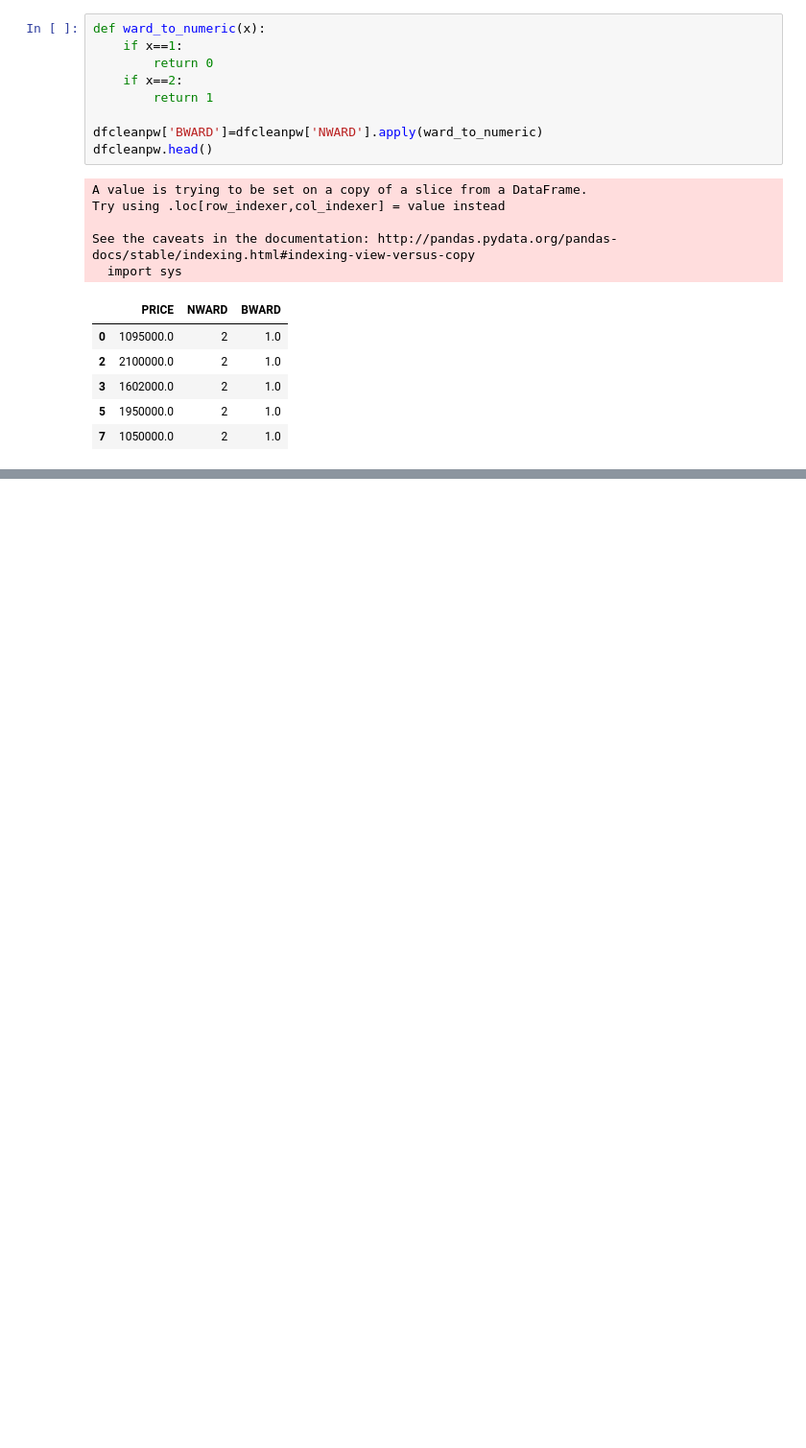
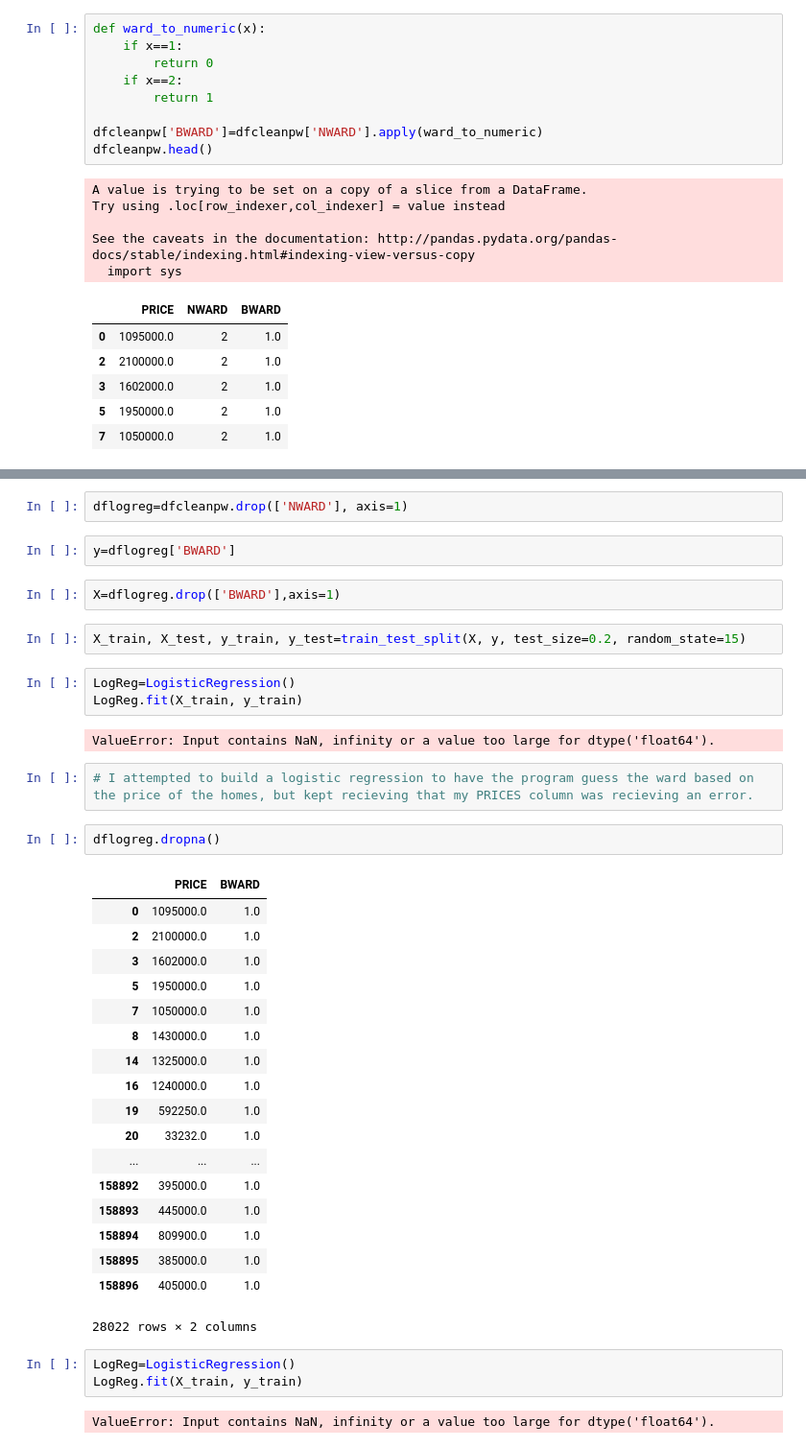
Before and after one commit to TOyefule/DataBootCampPub, a Jupyter notebook: SShapiro_DCProperties_Analysis_012019.ipynb, the cells around one changed output, grey strips where cells are left out. Shown at 96% size. Cells and saved outputs as stored; diff of their text form; blank space fills up the shorter version.

```diff
--- a/SShapiro_DCProperties_Analysis_012019.ipynb
+++ b/SShapiro_DCProperties_Analysis_012019.ipynb
@@ -579,0 +583,41 @@ See the caveats in the documentation: http://pandas.pydata.org/pandas-docs/stabl
+# %%
+dflogreg=dfcleanpw.drop(['NWARD'], axis=1)
+# %%
+y=dflogreg['BWARD']
+# %%
+X=dflogreg.drop(['BWARD'],axis=1)
+# %%
+X_train, X_test, y_train, y_test=train_test_split(X, y, test_size=0.2, random_state=15)
+# %%
+LogReg=LogisticRegression()
+LogReg.fit(X_train, y_train)
+# %% [output]
+ValueError: Input contains NaN, infinity or a value too large for dtype('float64').
+# %%
+# I attempted to build a logistic regression to have the program guess the ward based on the price of the homes, but kept recieving that my PRICES column was recieving an error.
+# %%
+dflogreg.dropna()
+# %% [output]
+|  | PRICE | BWARD |
+| 0 | 1095000.0 | 1.0 |
+| 2 | 2100000.0 | 1.0 |
+| 3 | 1602000.0 | 1.0 |
+| 5 | 1950000.0 | 1.0 |
+| 7 | 1050000.0 | 1.0 |
+| 8 | 1430000.0 | 1.0 |
+| 14 | 1325000.0 | 1.0 |
+| 16 | 1240000.0 | 1.0 |
+| 19 | 592250.0 | 1.0 |
+| 20 | 33232.0 | 1.0 |
+| ... | ... | ... |
+| 158892 | 395000.0 | 1.0 |
+| 158893 | 445000.0 | 1.0 |
+| 158894 | 809900.0 | 1.0 |
+| 158895 | 385000.0 | 1.0 |
+| 158896 | 405000.0 | 1.0 |
+28022 rows × 2 columns
+# %%
+LogReg=LogisticRegression()
+LogReg.fit(X_train, y_train)
+# %% [output]
+ValueError: Input contains NaN, infinity or a value too large for dtype('float64').
```
Also changed, not shown: parts of 12 cells of this notebook.
